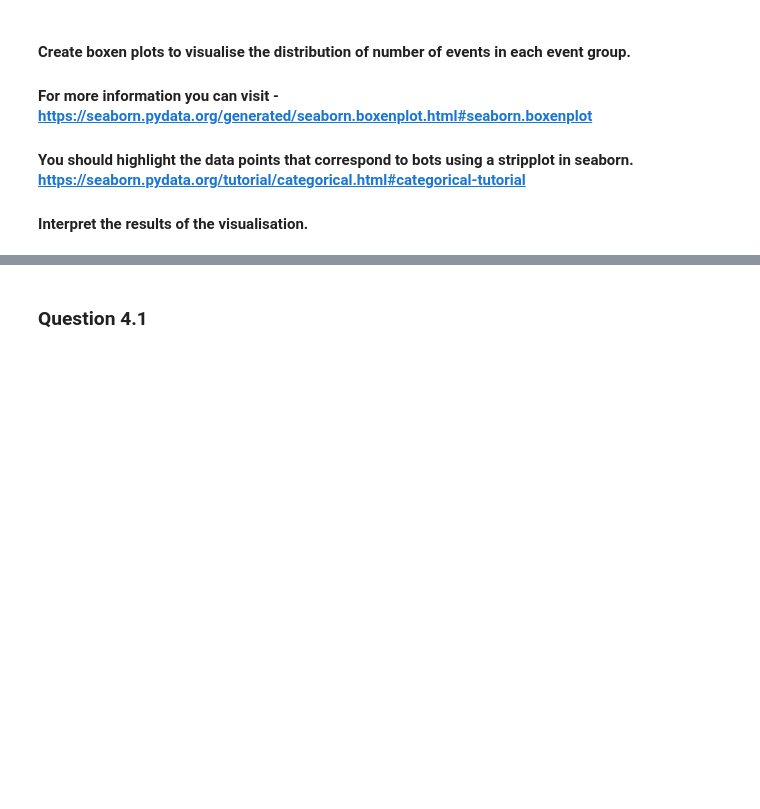
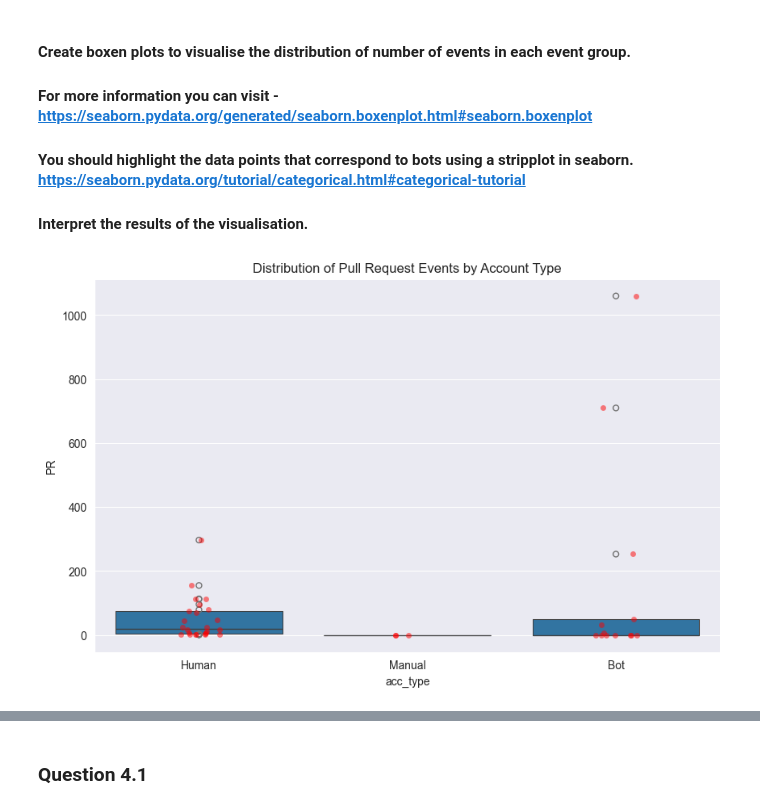
Before and after one commit to Shuu2806/Software_Evolution_TP_bots, a Jupyter notebook: TP_bots_template.ipynb, the cells around one changed output, grey strips where cells are left out. Saved outputs shown, nothing was run; the diff lists cells and outputs as text; code cells hidden in the pictures; blank space fills up the shorter version.

```diff
--- a/TP_bots_template.ipynb
+++ b/TP_bots_template.ipynb
@@ -555,5 +648,12 @@ df_medians.pivot(index='acc_type', columns='event_group', values='median')#.rese
 #### Interpret the results of the visualisation.
 # %%
 # YOUR CODE BELOW - Visualize number of events from pull request event group
+plt.figure(figsize=(10, 6))
+sns.boxenplot(x='acc_type', y='PR', data=final_df)
+sns.stripplot(x='acc_type', y='PR', data=final_df, color='red', alpha=0.5)
+plt.title('Distribution of Pull Request Events by Account Type')
+plt.show()
+# %% [output]
+[figure, added]
 # %%
 # YOUR CODE BELOW - Visualise number of events from issue event group
```
Also changed, not shown: parts of 14 cells of this notebook.
